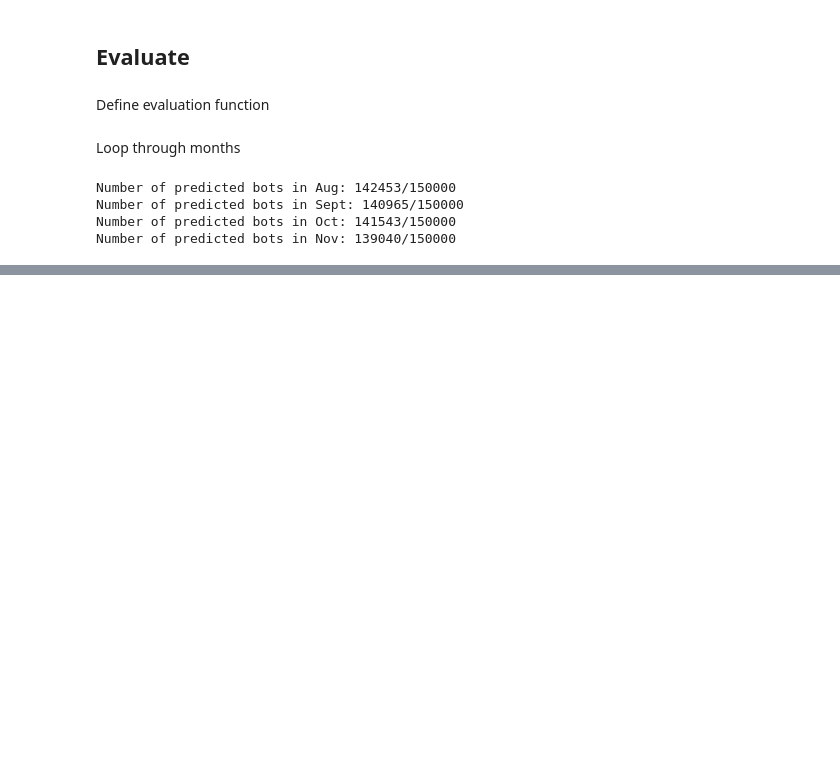
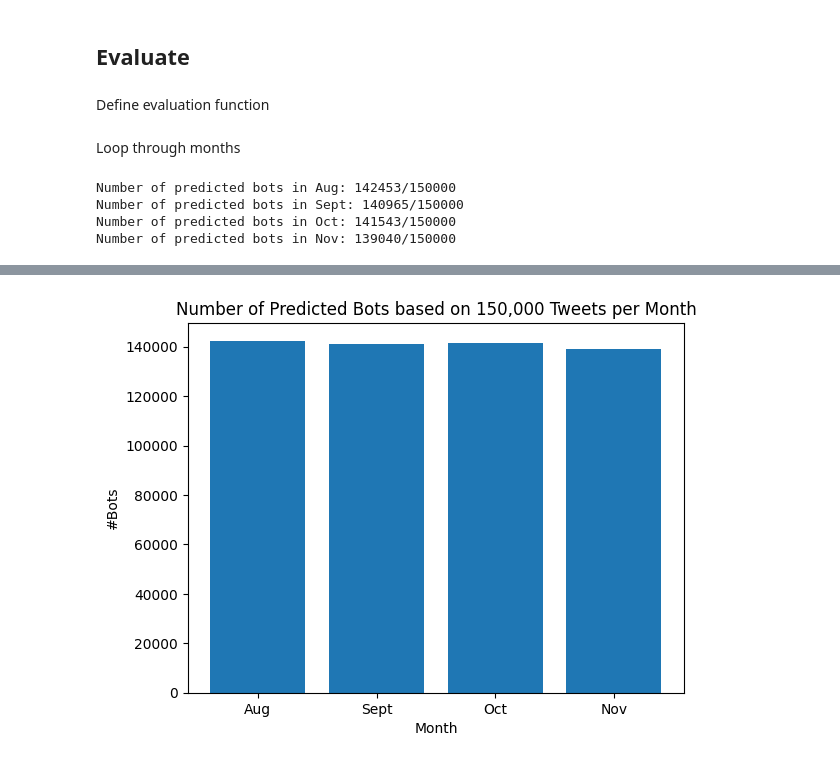
Before and after one commit to adjourn02/bot-detector, a Jupyter notebook: Elections_Data_Evaluation.ipynb, the cells around one changed output, grey strips where cells are left out. Saved outputs shown, nothing was run; the diff lists cells and outputs as text; code cells hidden in the pictures; blank space fills up the shorter version.

Commit message:
added results plot

```diff
--- a/Elections_Data_Evaluation.ipynb
+++ b/Elections_Data_Evaluation.ipynb
@@ -118,9 +120,11 @@ months = [("Aug", aug_tweets, aug_metadata),
           ("Nov", nov_tweets, nov_metadata)]
 
 # print number of predicted bots for selected random days in each month
+month_predictions = []
 for month, tweets, metadata in months:
     predictions = evaluate_model(lstm_layer, dense_layer, tweets, metadata, threshold=0)
     _, counts = torch.unique(predictions.squeeze(1), return_counts=True)
+    month_predictions.append(counts[1])
 
     print(f"Number of predicted bots in {month}: {counts[1]}/{aug_tweets.shape[0]}")
 # %% [output]
@@ -130,0 +137,8 @@ Number of predicted bots in Nov: 139040/150000
+# %%
+names = ["Aug", "Sept", "Oct", "Nov"]
+predictions = [int(val.item()) for val in month_predictions]
+df = pd.DataFrame({
+    "Month": names,
+    "Value": predictions
+})
+df
@@ -130,0 +151,8 @@ Number of predicted bots in Nov: 139040/150000
+# %%
+plt.bar(names, predictions)
+plt.title('Number of Predicted Bots based on 150,000 Tweets per Month')
+plt.xlabel('Month')
+plt.ylabel('#Bots')
+plt.show()
+# %% [output]
+[figure, added]
```
Also changed, not shown: parts of 3 cells of this notebook.
